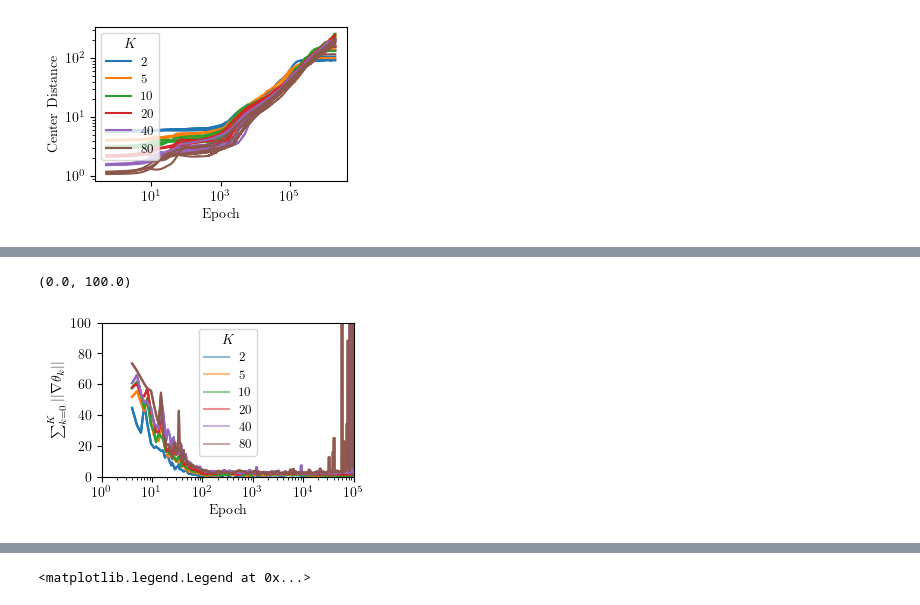
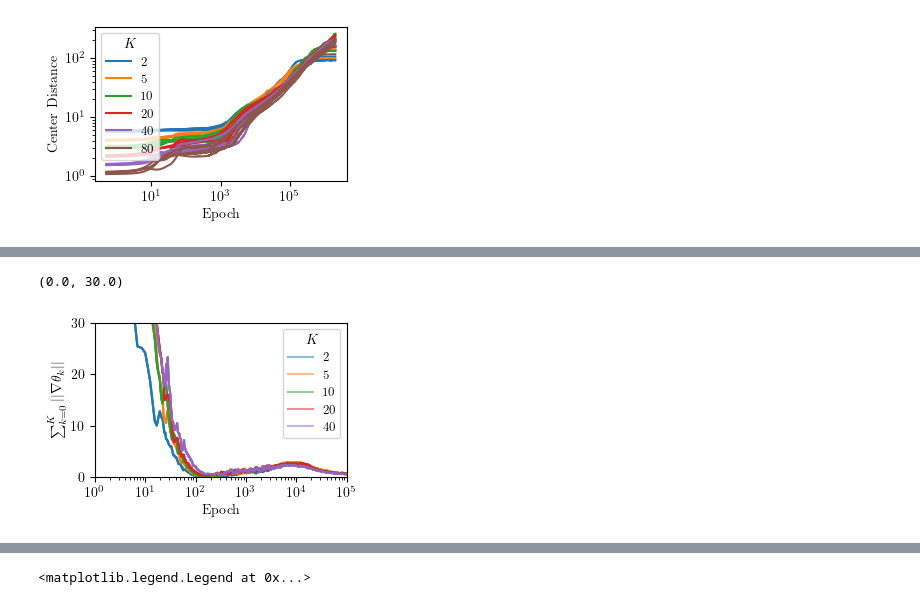
Before and after one commit to doldd/Paths-and-Ambient-Spaces, a Jupyter notebook: bezier_length_dnn.ipynb, the cells around one changed output, grey strips where cells are left out. Cells and saved outputs as stored; diff of their text form; code cells hidden in the pictures.

```diff
--- a/bezier_length_dnn.ipynb
+++ b/bezier_length_dnn.ipynb
@@ -401,8 +401,8 @@ for c in df_clean.columns:
 api = wandb.Api()
 results = []
 
-for s in ["9ert25av", "dt842zq4"]: # adam
-# for s in ["3v6lgdgf", "wbd1wu3v"]:  # sgd
+# for s in ["9ert25av", "dt842zq4"]: # adam
+for s in ["3v6lgdgf", "wbd1wu3v"]:  # sgd
 # for s in ["xqdohkno",]:  # long adam
     t_run = tqdm(api.sweep(f"ddold/subspace_bezier_length_dnn/{s}").runs)
     t_run.set_description(s)
@@ -621,7 +621,9 @@ api = wandb.Api()
 results = []
 
 # for s in ["xqdohkno", 's0cak6eg']:  # long adam
-for s in ["eml6tnmw",]:  # long adam
+# for s in ["eml6tnmw",]:  # long adam -> used in current paper version
+# for s in ["fv21dvee",]:  # sgd uniform S optim
+for s in ["gkqgbtok",]:  # adam uniform S optim
     t_run = tqdm(api.sweep(f"ddold/subspace_bezier_length_dnn/{s}").runs)
     t_run.set_description(s)
     for run in t_run:
@@ -653,0 +672,3 @@ Skipping eternal-sweep-4 because it is not finished
+# %%
+df_epoch.dropna(inplace=True)
+df_epoch
@@ -831,23 +891,24 @@ ax.legend(title=r"$K$")
 # %%
-df_epoch2 = df_epoch.copy(deep=True)
+df_sub = df_epoch[df_epoch['WeightDecay'] == 0.]
+df_epoch2 = df_sub.copy(deep=True)
 df_epoch2.rename(columns={'NumSpace': 'K'}, inplace=True)
 
 df_epoch2['grad_norm_sum'] = df_epoch2.apply(
     lambda x: x['K']*x['grad_norm'], axis=1)
 df_epoch2['log_rolling_grad_norm_sum'] = df_epoch2.groupby(
     ['log_bin', 'K'])['grad_norm_sum'].transform('mean')
 df_epoch2['log_rolling_grad_norm_sum_std'] = df_epoch2.groupby(
     ['log_bin', 'K'])['grad_norm_sum'].transform('std')
 
 ax = sns.lineplot(data=df_epoch2, x='epoch', y='log_rolling_grad_norm_sum', hue="K", palette='tab10',
                   estimator=None, units='Id', alpha=0.5)
 # ax.set_yscale('log')
 ax.set_xscale('log')
 ax.set_ylabel(r"$ \sum ^K_{k=0} ||\nabla \theta_k||$")
 ax.set_xlabel("Epoch")
 ax.legend(title=r"$K$")
 ax.set_xlim(1, 1e5)
-ax.set_ylim(0, 100)
+ax.set_ylim(0, 30)
 # %% [output]
-(0.0, 100.0)
+(0.0, 30.0)
-[figure, old version]
+[figure, new version]
```
Also changed, not shown: parts of 18 cells of this notebook, 3 other files.
